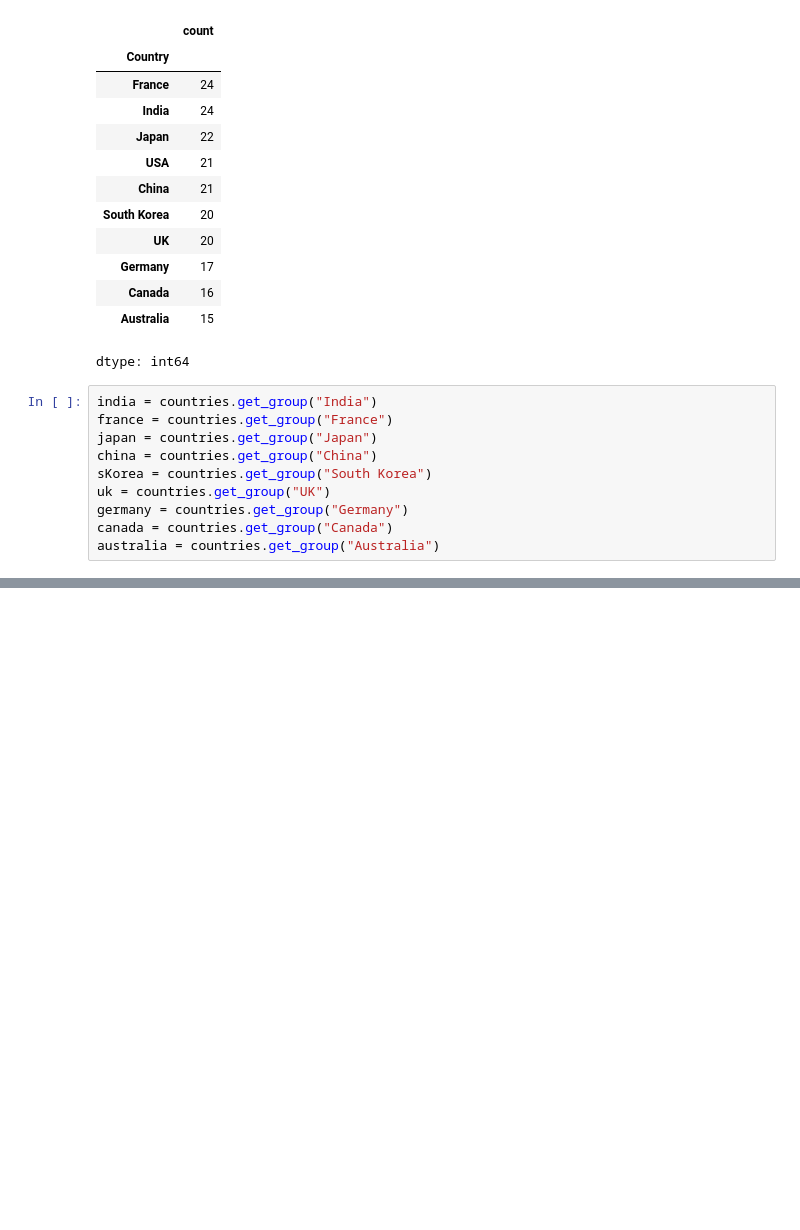
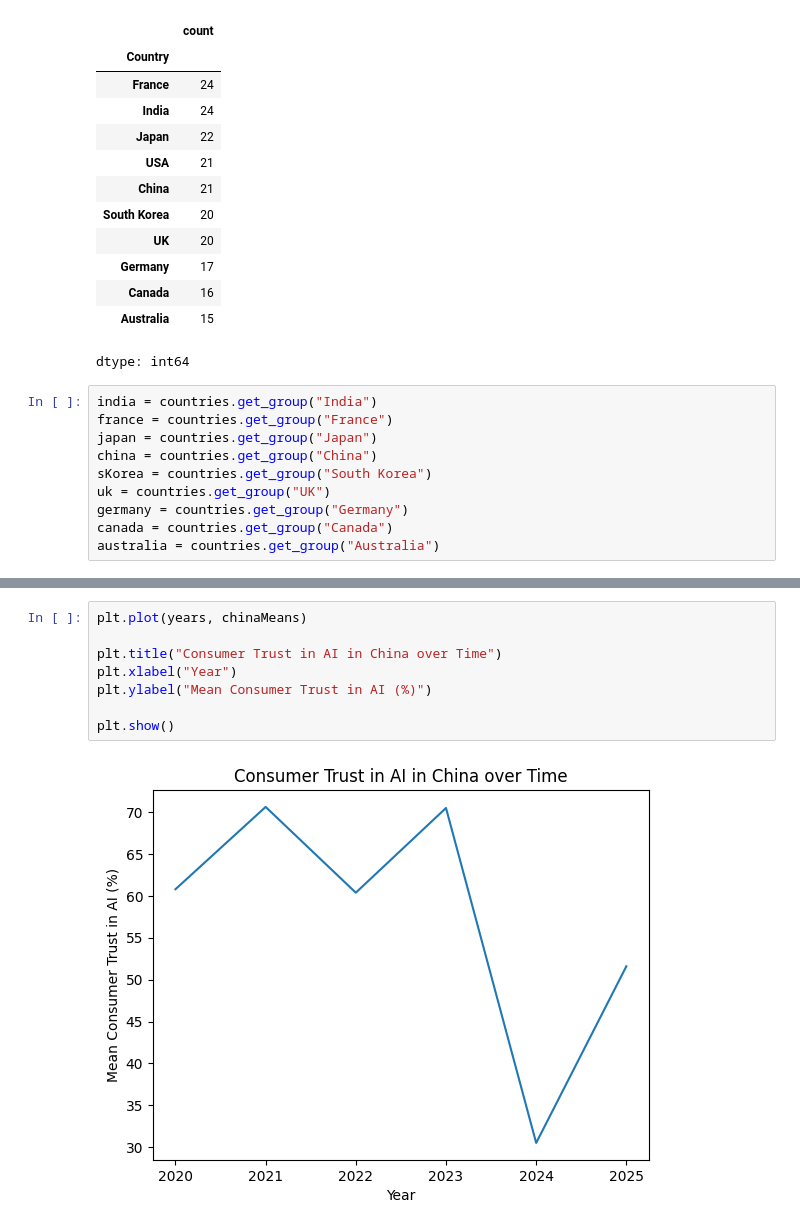
Before and after one commit to jigar-shroff/AiOnDigitalMediaResearch, a Jupyter notebook: AIOnDigitalMediaResearch.ipynb, the cells around one changed output, grey strips where cells are left out. Saved outputs shown, nothing was run; the diff lists cells and outputs as text; blank space fills up the shorter version.

```diff
--- a/AIOnDigitalMediaResearch.ipynb
+++ b/AIOnDigitalMediaResearch.ipynb
@@ -255,0 +369,10 @@ australia = countries.get_group("Australia")
+# %%
+plt.plot(years, chinaMeans)
+
+plt.title("Consumer Trust in AI in China over Time")
+plt.xlabel("Year")
+plt.ylabel("Mean Consumer Trust in AI (%)")
+
+plt.show()
+# %% [output]
+[figure, added]
```
Also changed, not shown: parts of 16 cells of this notebook.
